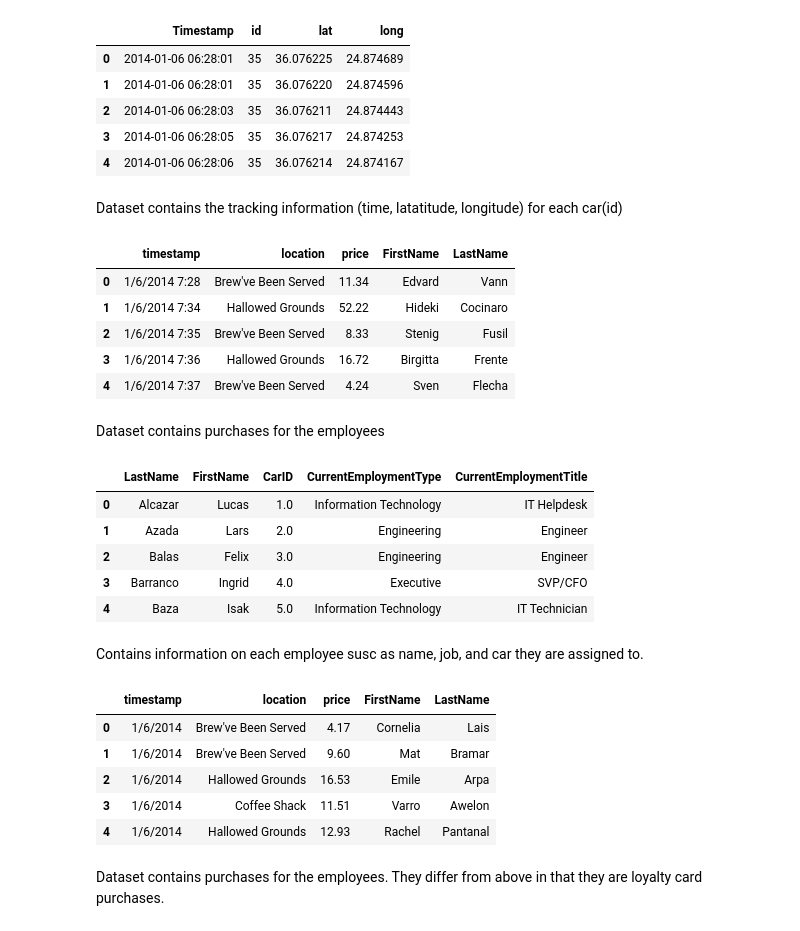
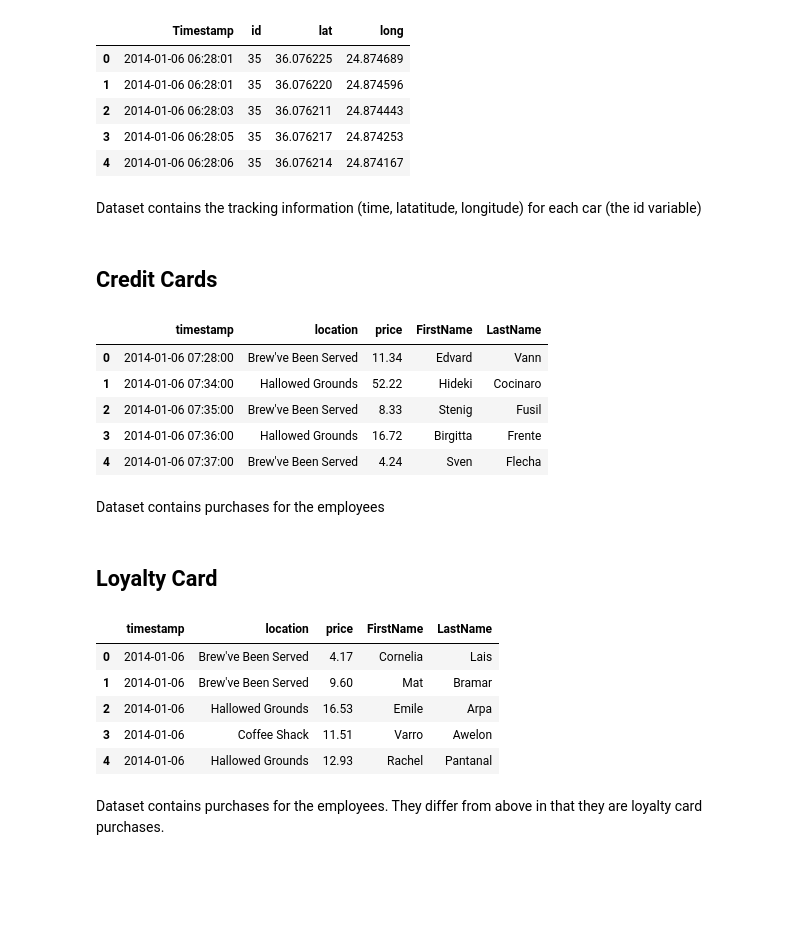
Before and after one commit to cvorsanger/COMP4448Final, a Jupyter notebook: notebooks/ReadIn.ipynb, the cells around one changed output. Saved outputs shown, nothing was run; the diff lists cells and outputs as text; code cells hidden in the pictures; blank space fills up the shorter version.

```diff
--- a/notebooks/ReadIn.ipynb
+++ b/notebooks/ReadIn.ipynb
@@ -17,41 +36,33 @@ gps.head()
 | 3 | 2014-01-06 06:28:05 | 35 | 36.076217 | 24.874253 |
 | 4 | 2014-01-06 06:28:06 | 35 | 36.076214 | 24.874167 |
 # %% [markdown]
-Dataset contains the tracking information (time, latatitude, longitude) for each car(id)
+Dataset contains the tracking information (time, latatitude, longitude) for each car (the id variable)
+# %% [markdown]
+## Credit Cards
 # %%
-cc = pd.read_csv('../Data/cc_data.csv', encoding='cp1252')
+cc = pd.read_csv('../Data/cc_data.csv', encoding='cp1252', parse_dates=['timestamp'])
 cc.head()
 # %% [output]
 |  | timestamp | location | price | FirstName | LastName |
-| 0 | 1/6/2014 7:28 | Brew've Been Served | 11.34 | Edvard | Vann |
-| 1 | 1/6/2014 7:34 | Hallowed Grounds | 52.22 | Hideki | Cocinaro |
-| 2 | 1/6/2014 7:35 | Brew've Been Served | 8.33 | Stenig | Fusil |
-| 3 | 1/6/2014 7:36 | Hallowed Grounds | 16.72 | Birgitta | Frente |
-| 4 | 1/6/2014 7:37 | Brew've Been Served | 4.24 | Sven | Flecha |
+| 0 | 2014-01-06 07:28:00 | Brew've Been Served | 11.34 | Edvard | Vann |
+| 1 | 2014-01-06 07:34:00 | Hallowed Grounds | 52.22 | Hideki | Cocinaro |
+| 2 | 2014-01-06 07:35:00 | Brew've Been Served | 8.33 | Stenig | Fusil |
+| 3 | 2014-01-06 07:36:00 | Hallowed Grounds | 16.72 | Birgitta | Frente |
+| 4 | 2014-01-06 07:37:00 | Brew've Been Served | 4.24 | Sven | Flecha |
 # %% [markdown]
 Dataset contains purchases for the employees
+# %% [markdown]
+## Loyalty Card
 # %%
-cars = pd.read_csv('../Data/car-assignments.csv')
-cars.head()
+loyalty = pd.read_csv('../Data/loyalty_data.csv', encoding='cp1252',parse_dates=['timestamp'])
+loyalty.head()
 # %% [output]
-|  | LastName | FirstName | CarID | CurrentEmploymentType | CurrentEmploymentTitle |
-| 0 | Alcazar | Lucas | 1.0 | Information Technology | IT Helpdesk |
-| 1 | Azada | Lars | 2.0 | Engineering | Engineer |
-| 2 | Balas | Felix | 3.0 | Engineering | Engineer |
-| 3 | Barranco | Ingrid | 4.0 | Executive | SVP/CFO |
-| 4 | Baza | Isak | 5.0 | Information Technology | IT Technician |
+|  | timestamp | location | price | FirstName | LastName |
+| 0 | 2014-01-06 | Brew've Been Served | 4.17 | Cornelia | Lais |
+| 1 | 2014-01-06 | Brew've Been Served | 9.60 | Mat | Bramar |
+| 2 | 2014-01-06 | Hallowed Grounds | 16.53 | Emile | Arpa |
+| 3 | 2014-01-06 | Coffee Shack | 11.51 | Varro | Awelon |
+| 4 | 2014-01-06 | Hallowed Grounds | 12.93 | Rachel | Pantanal |
-# %% [markdown]
-Contains information on each employee susc as name, job, and car they are assigned to.
-# %%
-loyalty = pd.read_csv('../Data/loyalty_data.csv', encoding='cp1252')
-loyalty.head()
-# %% [output]
-|  | timestamp | location | price | FirstName | LastName |
-| 0 | 1/6/2014 | Brew've Been Served | 4.17 | Cornelia | Lais |
-| 1 | 1/6/2014 | Brew've Been Served | 9.60 | Mat | Bramar |
-| 2 | 1/6/2014 | Hallowed Grounds | 16.53 | Emile | Arpa |
-| 3 | 1/6/2014 | Coffee Shack | 11.51 | Varro | Awelon |
-| 4 | 1/6/2014 | Hallowed Grounds | 12.93 | Rachel | Pantanal |
 # %% [markdown]
 Dataset contains purchases for the employees. They differ from above in that they are loyalty card purchases.
 # %% [markdown]
```
Also changed, not shown: parts of 9 cells of this notebook, 2 other files.
